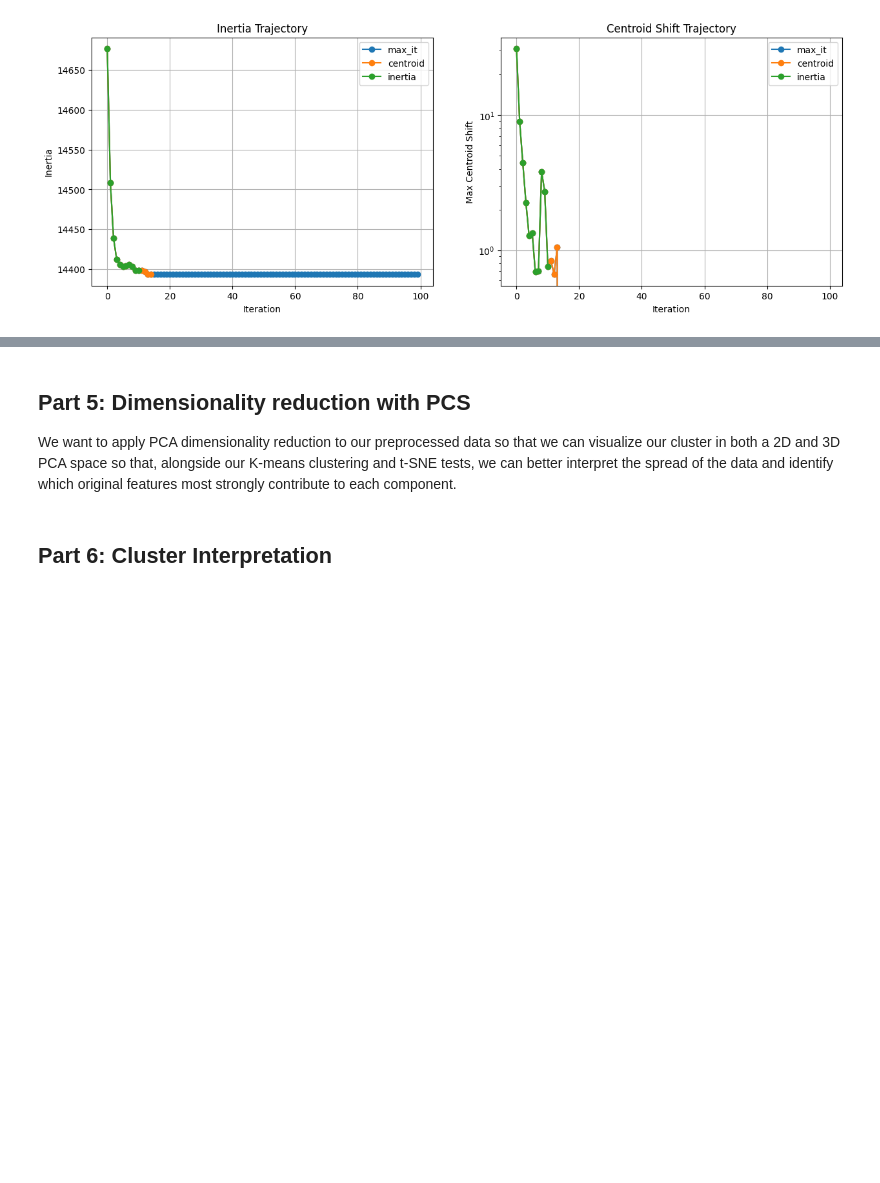
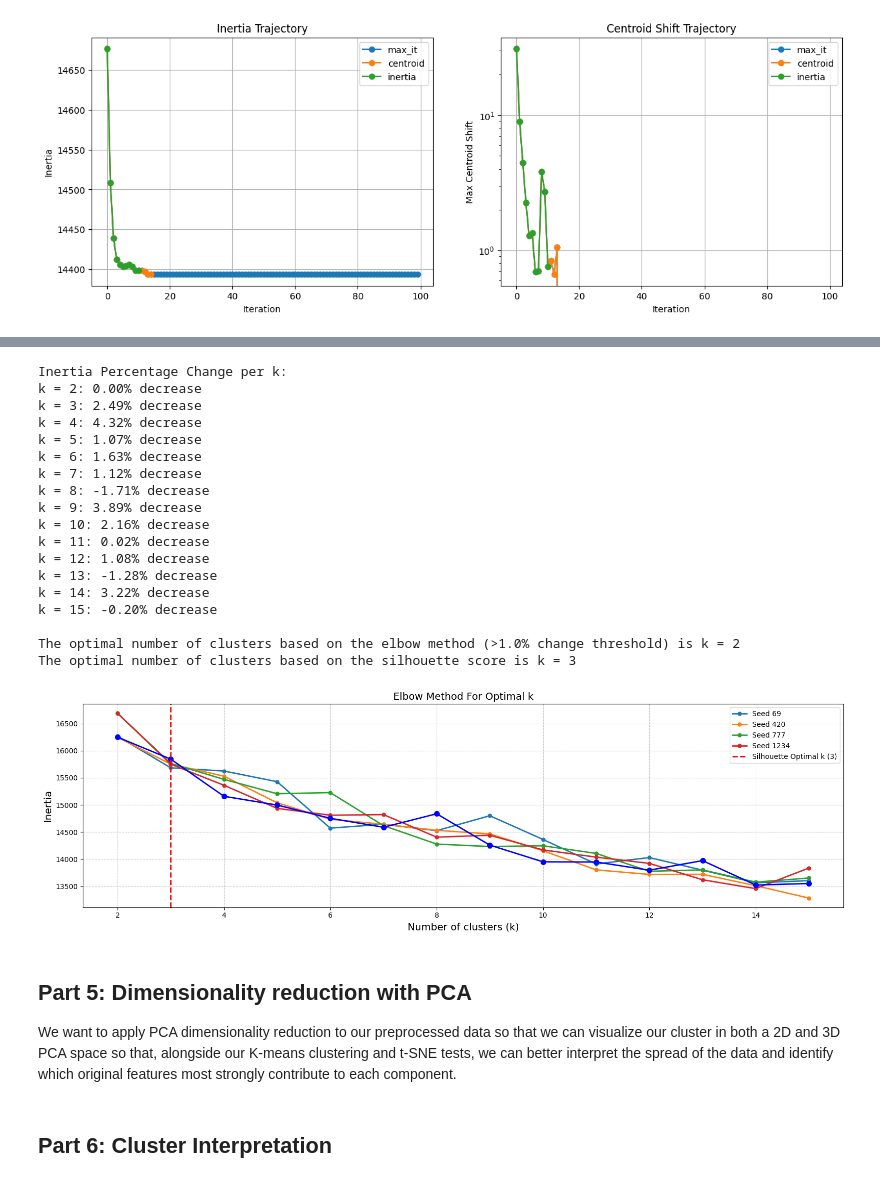
Before and after one commit to GetosMonkey/AI-Assignment-1, a Jupyter notebook: Assignment1.ipynb, the cells around one changed output, grey strips where cells are left out. Drawn from its saved outputs; the diff is of its cells as text; code cells hidden in the pictures; blank space fills up the shorter version.

Commit message:
Finished Part 4 + necessary updates too

```diff
--- a/Assignment1.ipynb
+++ b/Assignment1.ipynb
@@ -434,5 +485,76 @@ For K-means clustering, the optimal number of clusters is a fundamental challeng
+# %%
+# Automating the elbow method:
+
+inertia_perc_change = [0]
+for i in range(1, len(inertias)):
+    change = (inertias[i-1] - inertias[i]) / inertias[i-1] * 100  # % decrease
+    inertia_perc_change.append(change)
+
+threshold = 1.0
+k_elbow = None
+
+for k_idx, change in enumerate(inertia_perc_change):
+    if change < threshold:
+        k_elbow = K_range[k_idx]
+        break
+if k_elbow is None:
+    k_elbow = K_range[-1]
+
+print("Inertia Percentage Change per k:")
+for k, change in zip(K_range, inertia_perc_change):
+    print(f"k = {k}: {change:.2f}% decrease")
+
+print(f"\nThe optimal number of clusters based on the elbow method (>{threshold}% change threshold) is k = {k_elbow}")
+print(f"The optimal number of clusters based on the silhouette score is k = {k_optimal}")
+
+
+# Plotting the elbow method graphs for manual inspection with previous "seeds"
+fig, (ax1) = plt.subplots(1, figsize=(16, 5))
+
+for seed in seeds:
+    np.random.seed(seed)
+    random.seed(seed)
+    inertias_for_this_seed = []
+    for k in K_range:
+        c_initial = initialise_centroids(X, k)
+        clusters, centroids, count, inertia_history, shift_history = kmeans(X, k, c_initial, max_it=300,
+                                                                            c_change_min=0.0001, inertia_change_min=0.1, stop='centroid')
+        inertias_for_this_seed.append(inertia_history[-1])
+    plt.plot(K_range, inertias_for_this_seed, 'o-', linewidth=2, markersize=5, label=f'Seed {seed}')
+
+ax1.plot(K_range, inertias, "bo-", linewidth=2, markersize=7)
+ax1.set_xlabel("Number of clusters (k)", fontsize=14)
+ax1.set_ylabel("Inertia", fontsize=14)
+ax1.set_title("Elbow Method For Optimal k", fontsize=14)
+ax1.grid(True, linestyle='--', alpha=0.7)
+
+ax1.axvline(x=k_optimal, linestyle="--", color="red", linewidth=2, label=f'Silhouette Optimal k ({k_optimal})')
+ax1.legend()
+
+plt.tight_layout()
+plt.show()
+# %% [output]
+Inertia Percentage Change per k:
+k = 2: 0.00% decrease
+k = 3: 2.49% decrease
+k = 4: 4.32% decrease
+k = 5: 1.07% decrease
+k = 6: 1.63% decrease
+k = 7: 1.12% decrease
+k = 8: -1.71% decrease
+k = 9: 3.89% decrease
+k = 10: 2.16% decrease
+k = 11: 0.02% decrease
+k = 12: 1.08% decrease
+k = 13: -1.28% decrease
+k = 14: 3.22% decrease
+k = 15: -0.20% decrease
+
+The optimal number of clusters based on the elbow method (>1.0% change threshold) is k = 2
+The optimal number of clusters based on the silhouette score is k = 3
+[figure, added]
 # %% [markdown]
-## Part 5: Dimensionality reduction with PCS
+## Part 5: Dimensionality reduction with PCA
 
 We want to apply PCA dimensionality reduction to our preprocessed data so that we can visualize our cluster in both a 2D and 3D PCA space so that, alongside our K-means clustering and t-SNE tests, we can better interpret the spread of the data and identify which original features most strongly contribute to each component.
 # %% [markdown]
```
Also changed, not shown: parts of 3 cells of this notebook.
